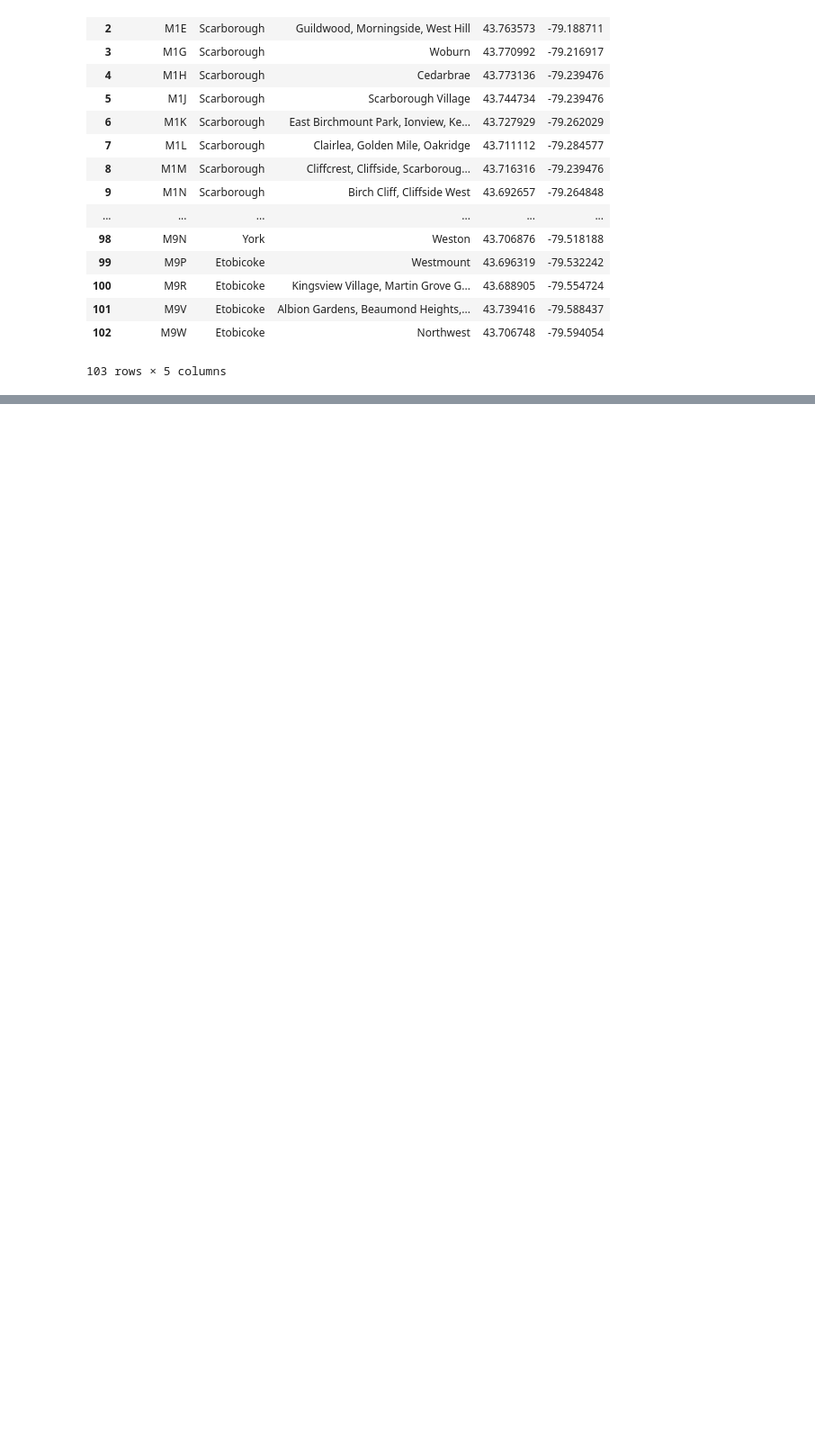
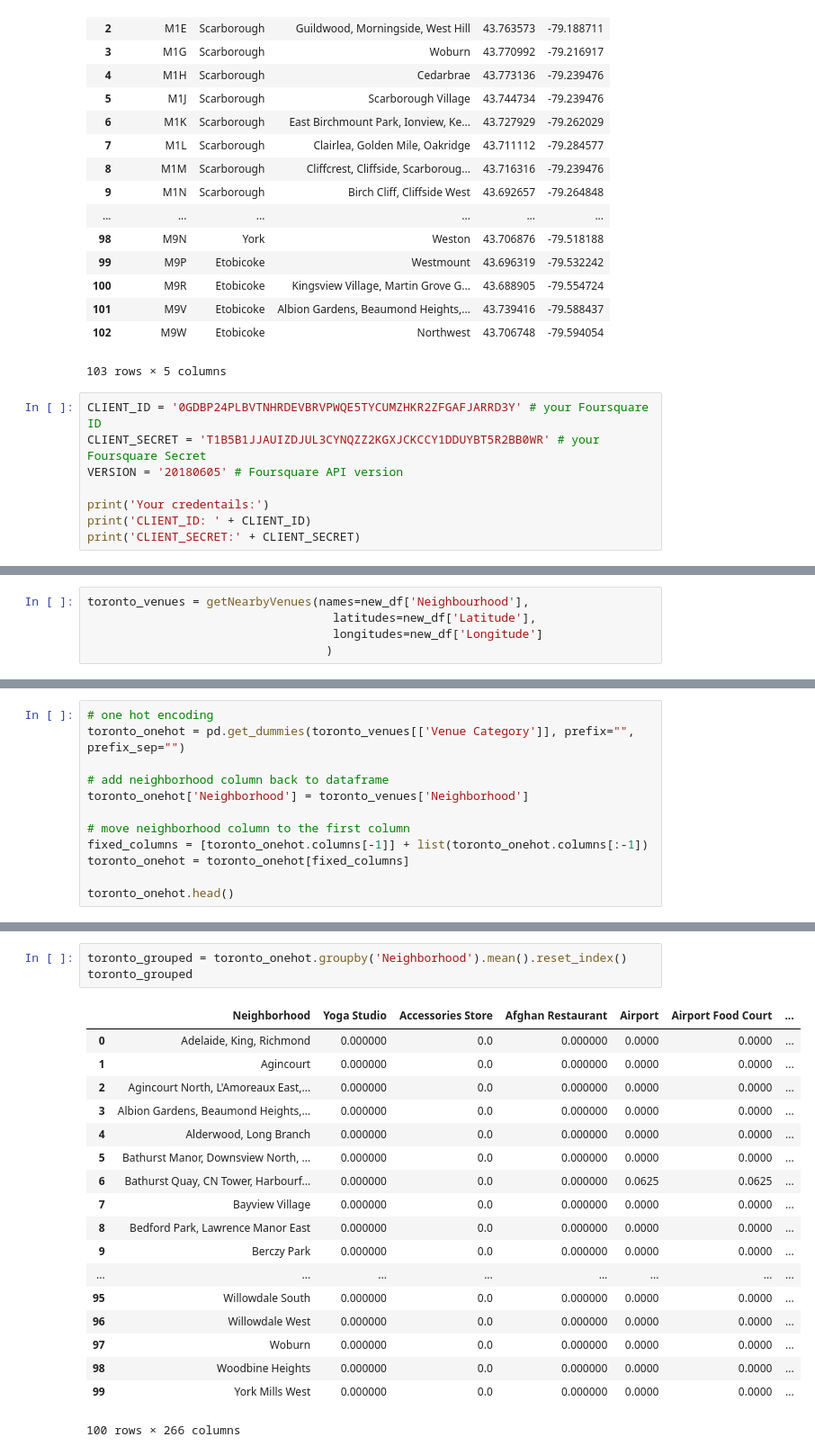
Before and after one commit to r2d2-collab/Coursera_Capstone, a Jupyter notebook: Dissecting a Toronto neighborhood..ipynb, the cells around one changed output, grey strips where cells are left out. Shown at 90% size. Drawn from its saved outputs; the diff is of its cells as text; blank space fills up the shorter version.

Commit message:
Published from Watson Studio.

```diff
--- a/Dissecting a Toronto neighborhood..ipynb
+++ b/Dissecting a Toronto neighborhood..ipynb
@@ -107,3 +111,11 @@ new_df
 | 101 | M9V | Etobicoke | Albion Gardens, Beaumond Heights,... | 43.739416 | -79.588437 |
 | 102 | M9W | Etobicoke | Northwest | 43.706748 | -79.594054 |
 103 rows × 5 columns
+# %%
+CLIENT_ID = '0GDBP24PLBVTNHRDEVBRVPWQE5TYCUMZHKR2ZFGAFJARRD3Y' # your Foursquare ID
+CLIENT_SECRET = 'T1B5B1JJAUIZDJUL3CYNQZZ2KGXJCKCCY1DDUYBT5R2BB0WR' # your Foursquare Secret
+VERSION = '20180605' # Foursquare API version
+
+print('Your credentails:')
+print('CLIENT_ID: ' + CLIENT_ID)
+print('CLIENT_SECRET:' + CLIENT_SECRET)
@@ -109,0 +168,5 @@ new_df
+# %%
+toronto_venues = getNearbyVenues(names=new_df['Neighbourhood'],
+                                   latitudes=new_df['Latitude'],
+                                   longitudes=new_df['Longitude']
+                                  )
@@ -109,0 +228,12 @@ new_df
+# %%
+# one hot encoding
+toronto_onehot = pd.get_dummies(toronto_venues[['Venue Category']], prefix="", prefix_sep="")
+
+# add neighborhood column back to dataframe
+toronto_onehot['Neighborhood'] = toronto_venues['Neighborhood']
+
+# move neighborhood column to the first column
+fixed_columns = [toronto_onehot.columns[-1]] + list(toronto_onehot.columns[:-1])
+toronto_onehot = toronto_onehot[fixed_columns]
+
+toronto_onehot.head()
@@ -109,0 +252,22 @@ new_df
+# %%
+toronto_grouped = toronto_onehot.groupby('Neighborhood').mean().reset_index()
+toronto_grouped
+# %% [output]
+|  | Neighborhood | Yoga Studio | Accessories Store | Afghan Restaurant | Airport | Airport Food Court | ... |
+| 0 | Adelaide, King, Richmond | 0.000000 | 0.0 | 0.000000 | 0.0000 | 0.0000 | ... |
+| 1 | Agincourt | 0.000000 | 0.0 | 0.000000 | 0.0000 | 0.0000 | ... |
+| 2 | Agincourt North, L'Amoreaux East,... | 0.000000 | 0.0 | 0.000000 | 0.0000 | 0.0000 | ... |
+| 3 | Albion Gardens, Beaumond Heights,... | 0.000000 | 0.0 | 0.000000 | 0.0000 | 0.0000 | ... |
+| 4 | Alderwood, Long Branch | 0.000000 | 0.0 | 0.000000 | 0.0000 | 0.0000 | ... |
+| 5 | Bathurst Manor, Downsview North, ... | 0.000000 | 0.0 | 0.000000 | 0.0000 | 0.0000 | ... |
+| 6 | Bathurst Quay, CN Tower, Harbourf... | 0.000000 | 0.0 | 0.000000 | 0.0625 | 0.0625 | ... |
+| 7 | Bayview Village | 0.000000 | 0.0 | 0.000000 | 0.0000 | 0.0000 | ... |
+| 8 | Bedford Park, Lawrence Manor East | 0.000000 | 0.0 | 0.000000 | 0.0000 | 0.0000 | ... |
+| 9 | Berczy Park | 0.000000 | 0.0 | 0.000000 | 0.0000 | 0.0000 | ... |
+| ... | ... | ... | ... | ... | ... | ... | ... |
+| 95 | Willowdale South | 0.000000 | 0.0 | 0.000000 | 0.0000 | 0.0000 | ... |
+| 96 | Willowdale West | 0.000000 | 0.0 | 0.000000 | 0.0000 | 0.0000 | ... |
+| 97 | Woburn | 0.000000 | 0.0 | 0.000000 | 0.0000 | 0.0000 | ... |
+| 98 | Woodbine Heights | 0.000000 | 0.0 | 0.000000 | 0.0000 | 0.0000 | ... |
+| 99 | York Mills West | 0.000000 | 0.0 | 0.000000 | 0.0000 | 0.0000 | ... |
+100 rows × 266 columns
```
Also changed, not shown: parts of 34 cells of this notebook.
